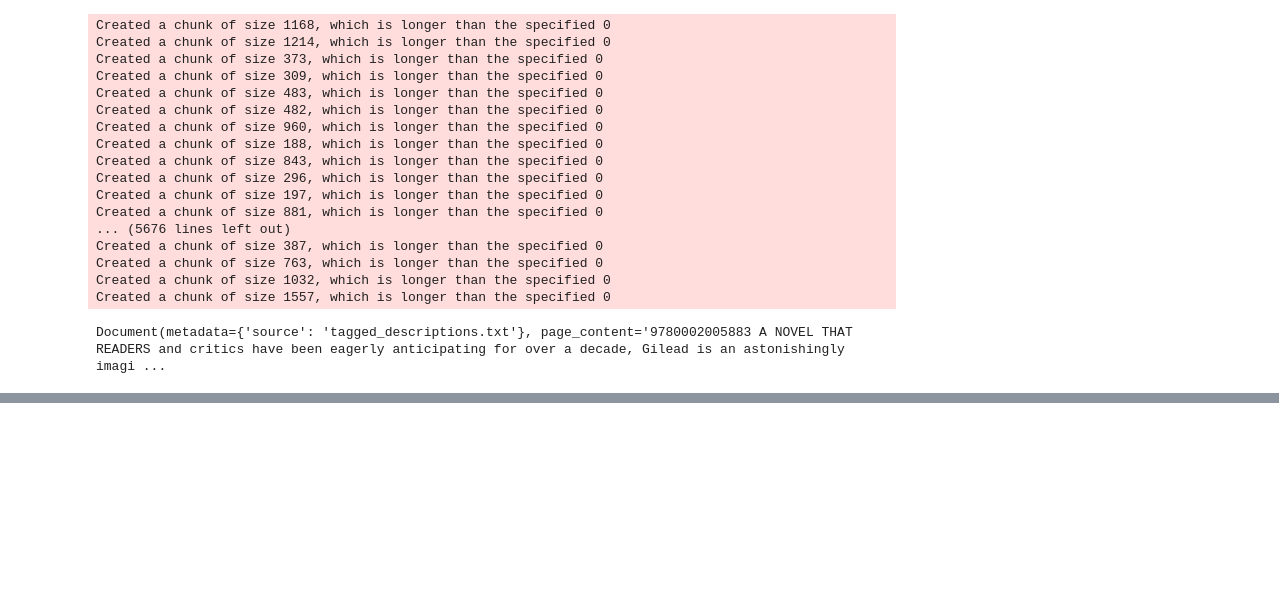
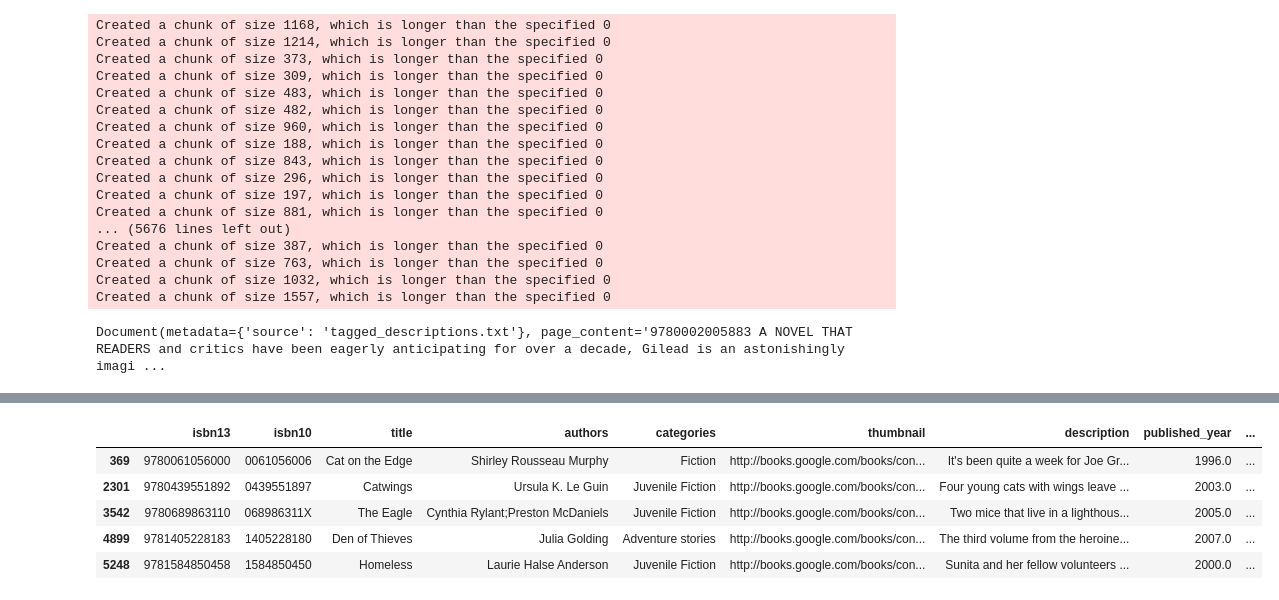
Before and after one commit to naomivgong/book-recommender, a Jupyter notebook: vector-search.ipynb, the cells around one changed output, grey strips where cells are left out. Drawn from its saved outputs; the diff is of its cells as text; code cells hidden in the pictures; blank space fills up the shorter version.

```diff
--- a/vector-search.ipynb
+++ b/vector-search.ipynb
@@ -70,0 +69,4 @@ OpenAIError: The api_key client option must be set either by passing api_key to
+# %%
+query = "A book about cats in action"
+docs = db_books.similarity_search(query, k = 10)
+docs
@@ -70,0 +84,19 @@ OpenAIError: The api_key client option must be set either by passing api_key to
+# %%
+#now we want to get the titles of these books
+#splits based on space, keep only first element
+#docs[0]
+def retrieve_recs(query , top_k):
+    recs = db_books.similarity_search(query, k=top_k)
+    id_list = []
+    for i in range(0, len(recs)):
+        id_list.append(int(recs[i].page_content.split()[0].strip()))
+    return books[books["isbn13"].isin(id_list)]
+query = "A book about cats in action"
+retrieve_recs(query, 5)
+# %% [output]
+|  | isbn13 | isbn10 | title | authors | categories | thumbnail | description | published_year | ... |
+| 369 | 9780061056000 | 0061056006 | Cat on the Edge | Shirley Rousseau Murphy | Fiction | http://books.google.com/books/con... | It's been quite a week for Joe Gr... | 1996.0 | ... |
+| 2301 | 9780439551892 | 0439551897 | Catwings | Ursula K. Le Guin | Juvenile Fiction | http://books.google.com/books/con... | Four young cats with wings leave ... | 2003.0 | ... |
+| 3542 | 9780689863110 | 068986311X | The Eagle | Cynthia Rylant;Preston McDaniels | Juvenile Fiction | http://books.google.com/books/con... | Two mice that live in a lighthous... | 2005.0 | ... |
+| 4899 | 9781405228183 | 1405228180 | Den of Thieves | Julia Golding | Adventure stories | http://books.google.com/books/con... | The third volume from the heroine... | 2007.0 | ... |
+| 5248 | 9781584850458 | 1584850450 | Homeless | Laurie Halse Anderson | Juvenile Fiction | http://books.google.com/books/con... | Sunita and her fellow volunteers ... | 2000.0 | ... |
```
Also changed, not shown: parts of 2 cells of this notebook, 1 other file.
